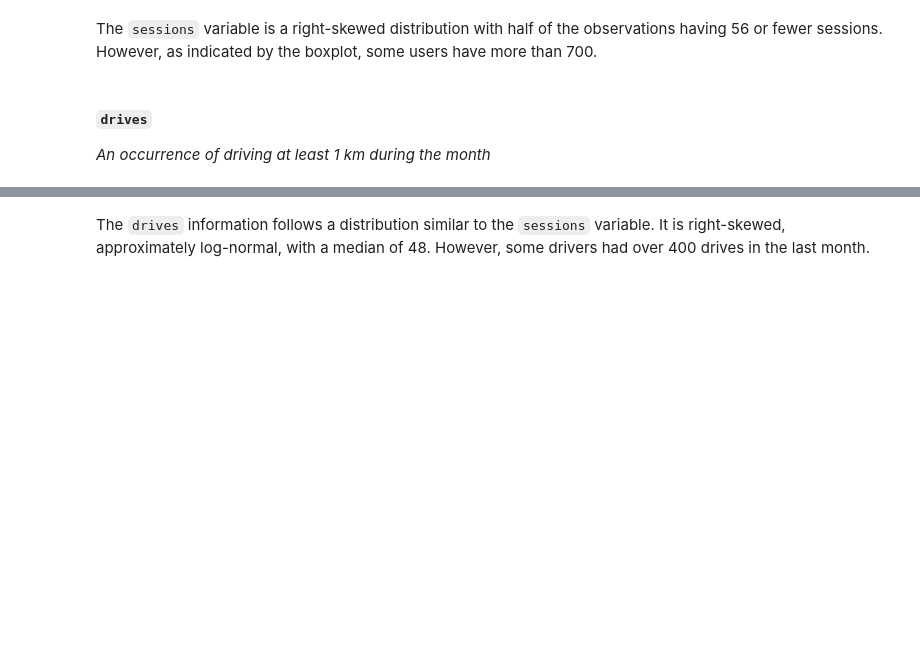
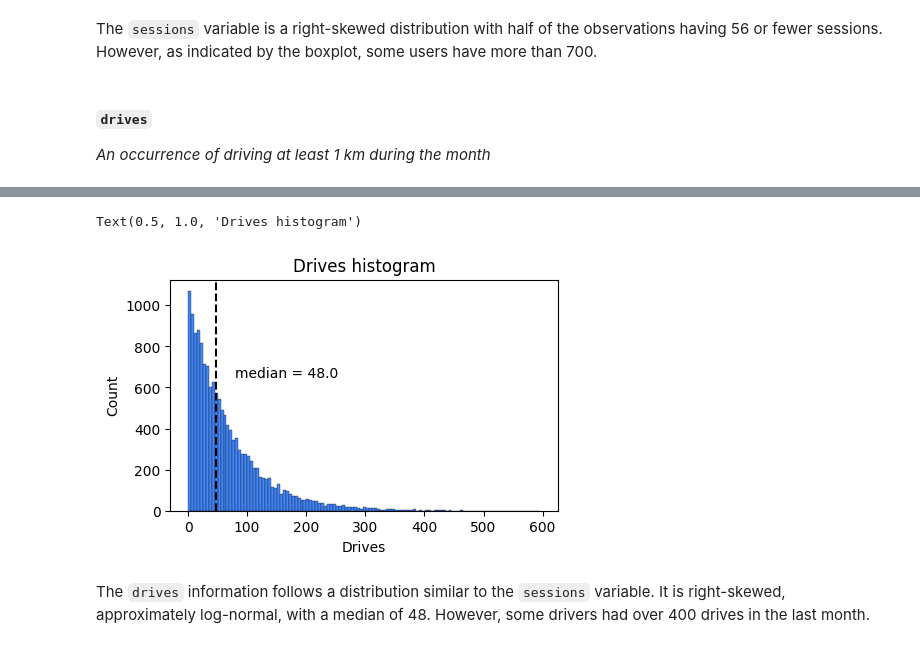
Before and after one commit to dianario/waze-project, a Jupyter notebook: 3_Waze_EDA.ipynb, the cells around one changed output, grey strips where cells are left out. Saved outputs shown, nothing was run; the diff lists cells and outputs as text; code cells hidden in the pictures; blank space fills up the shorter version.

```diff
--- a/3_Waze_EDA.ipynb
+++ b/3_Waze_EDA.ipynb
@@ -216,3 +241,18 @@ _An occurrence of driving at least 1 km during the month_
+# %%
+# Histogram
+plt.figure(figsize=(5, 3))
+sesh_hist = sns.histplot(df['drives'],
+                         binwidth= 5,
+                         color='#4285F4', alpha=1)
+median = df.drives.median()
+plt.axvline(median, color = 'black', linestyle = '--')
+plt.text(80, 650, f'median = {median}', color = 'black')
+plt.xlabel('Drives')
+plt.ylabel('Count')
+plt.title('Drives histogram')
+# %% [output]
+Text(0.5, 1.0, 'Drives histogram')
+[figure, added]
 # %% [markdown]
 The `drives` information follows a distribution similar to the `sessions` variable. It is right-skewed, approximately log-normal, with a median of 48. However, some drivers had over 400 drives in the last month.
 # %% [markdown]
```
Also changed, not shown: parts of 51 cells of this notebook.
